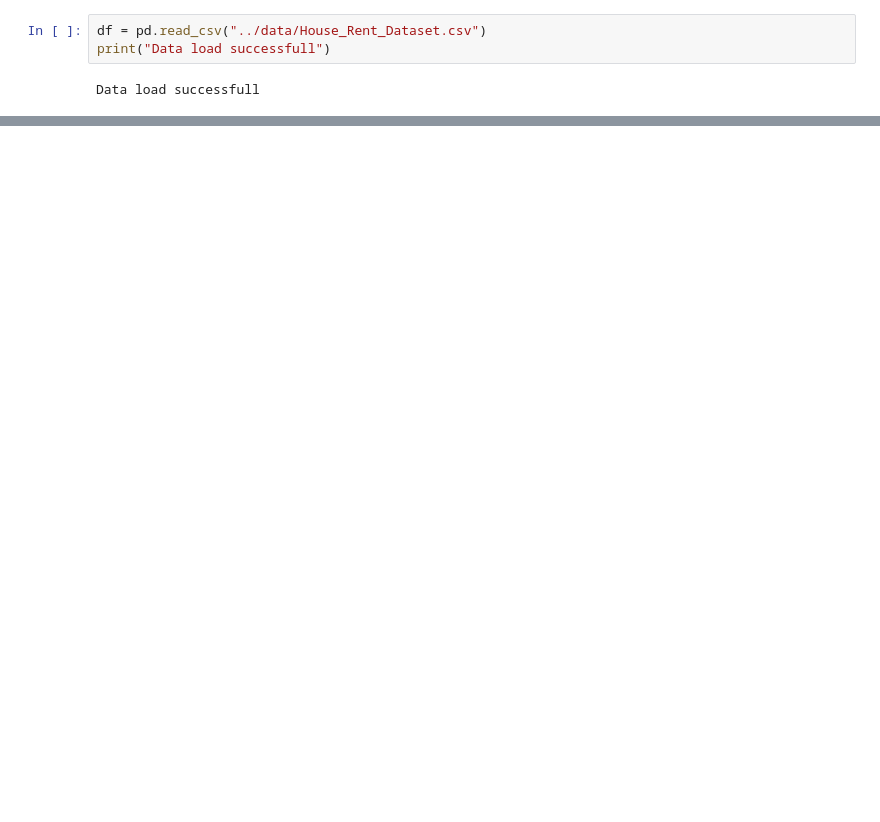
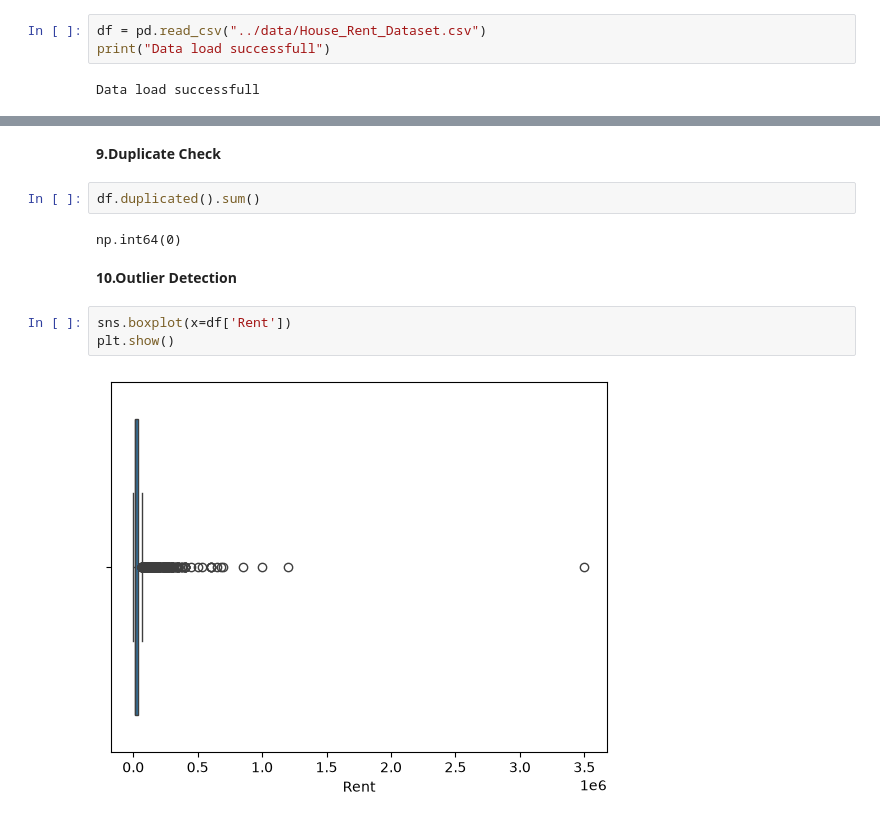
Before and after one commit to MOSTAFASEIKH/HRP, a Jupyter notebook: notebooks/HRP.ipynb, the cells around one changed output, grey strips where cells are left out. Saved outputs shown, nothing was run; the diff lists cells and outputs as text; blank space fills up the shorter version.

```diff
--- a/notebooks/HRP.ipynb
+++ b/notebooks/HRP.ipynb
@@ -29,0 +130,13 @@ df.head()
+# %% [markdown]
+**9.Duplicate Check**
+# %%
+df.duplicated().sum()
+# %% [output]
+np.int64(0)
+# %% [markdown]
+**10.Outlier Detection**
+# %%
+sns.boxplot(x=df['Rent'])
+plt.show()
+# %% [output]
+[figure, added]
```
Also changed, not shown: parts of 23 cells of this notebook.
